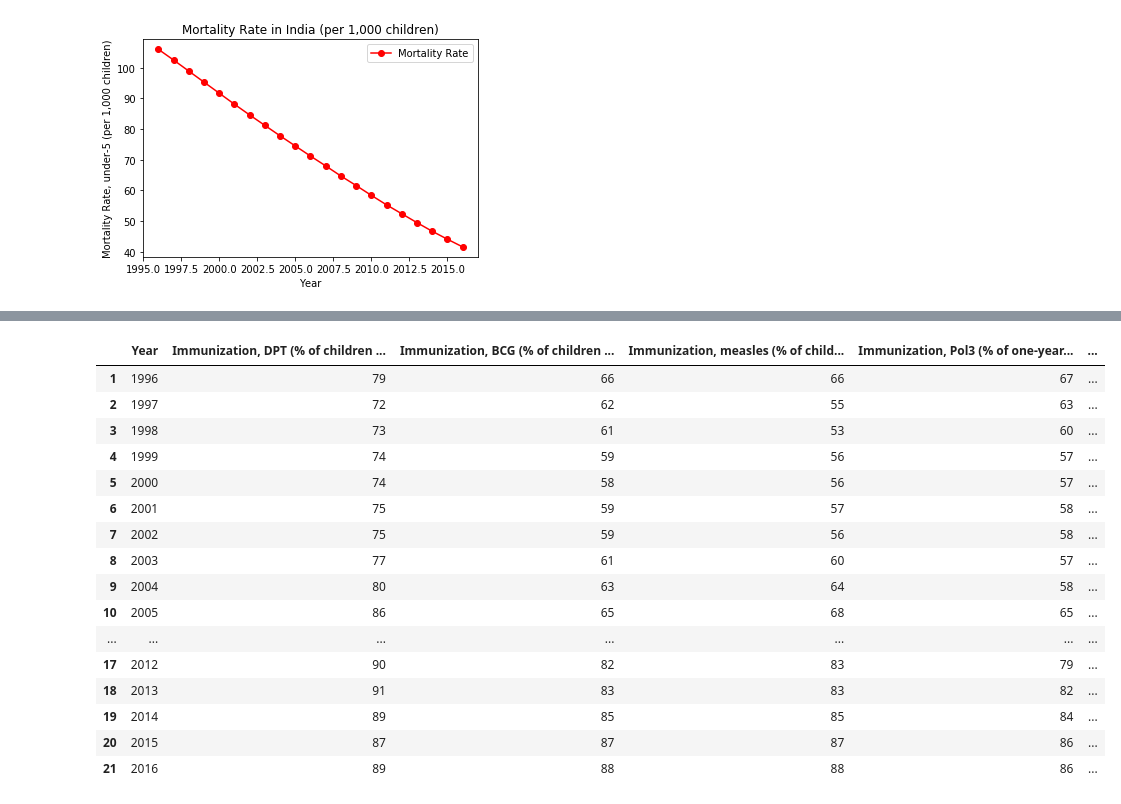
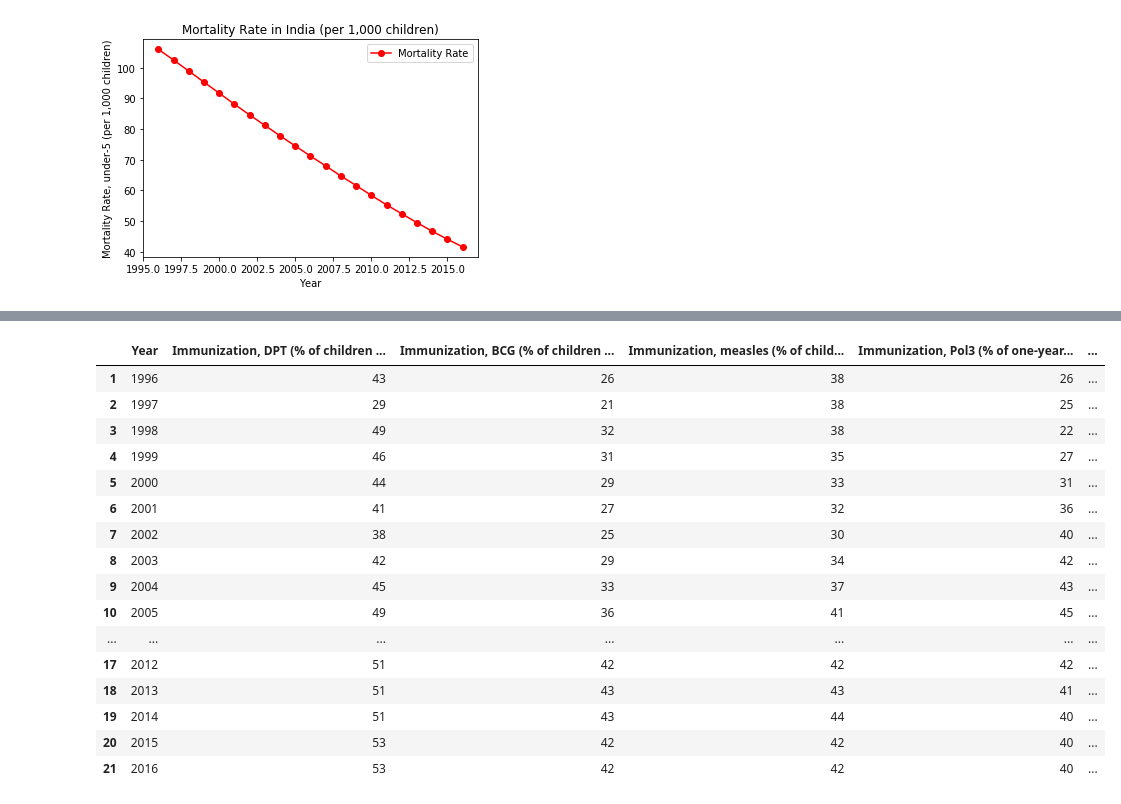
Before and after one commit to tranj8229/dss_sp19, a Jupyter notebook: World_Health_and_Nutrition_Project.ipynb, the cells around one changed output, grey strips where cells are left out. Drawn from its saved outputs; the diff is of its cells as text; code cells hidden in the pictures.

```diff
--- a/World_Health_and_Nutrition_Project.ipynb
+++ b/World_Health_and_Nutrition_Project.ipynb
@@ -264,21 +264,21 @@ plt.show()
 # %% [output]
 [figure]
 # %%
-# MOZ DATA -ALL DATA-
+# NGA DATA -ALL DATA-
 pd.options.display.max_rows=500
-moz_df = original_df[(original_df['Country Code'] == "MOZ")]
+moz_df = original_df[(original_df['Country Code'] == "NGA")]
 # %%
 # MOZ DATA 1996 - 2016
 
-new_moz_df = moz_df[['Series Name', '1996 [YR1996]','1997 [YR1997]','1998 [YR1998]','1999 [YR1999]','2000 [YR2000]','2001 [YR2001]','2002 [YR2002]','2003 [YR2003]','2004 [YR2004]','2005 [YR2005]','2006 [YR2006]', '2007 [YR2007]', '2008 [YR2008]', '2009 [YR2009]', '2010 [YR2010]', '2011 [YR2011]', '2012 [YR2012]', '2013 [YR2013]', '2014 [YR2014]', '2015 [YR2015]', '2016 [YR2016]']]
-new_moz_df.columns = ['Series Name [MOZ]', '1996', '1997', '1998','1999','2000','2001','2002','2003','2004','2005','2006','2007','2008','2009','2010','2011','2012','2013','2014','2015','2016']
-new_moz_df.index = range(len(new_moz_df.index))
-copy_new_moz_df = new_moz_df
+new_nga_df = moz_df[['Series Name', '1996 [YR1996]','1997 [YR1997]','1998 [YR1998]','1999 [YR1999]','2000 [YR2000]','2001 [YR2001]','2002 [YR2002]','2003 [YR2003]','2004 [YR2004]','2005 [YR2005]','2006 [YR2006]', '2007 [YR2007]', '2008 [YR2008]', '2009 [YR2009]', '2010 [YR2010]', '2011 [YR2011]', '2012 [YR2012]', '2013 [YR2013]', '2014 [YR2014]', '2015 [YR2015]', '2016 [YR2016]']]
+new_nga_df.columns = ['Series Name [NGA]', '1996', '1997', '1998','1999','2000','2001','2002','2003','2004','2005','2006','2007','2008','2009','2010','2011','2012','2013','2014','2015','2016']
+new_nga_df.index = range(len(new_nga_df.index))
+copy_new_nga_df = new_nga_df
 # %%
-# MOZ DATA 1996 - 2016 (Cleaned)
+# NGA DATA 1996 - 2016 (Cleaned)
 for i in ['1996','1997','1998','1999','2000','2001','2002','2003','2004','2005','2006','2007','2008','2009','2010','2011','2012','2013','2014','2015','2016']:
-    new_moz_df = new_moz_df[new_moz_df[i] != ".."]
+    new_nga_df = new_nga_df[new_nga_df[i] != ".."]
 
-new_moz_df.index = range(len(new_moz_df.index))
-new_moz_df
+new_nga_df.index = range(len(new_nga_df.index))
+new_nga_df
 # %% [output]
@@ -302,29 +302,29 @@ new_moz_df
 201 rows × 22 columns
 # %%
-moz_IIM = new_ind_df[(new_ind_df['Series Name [IND]'] == "Immunization, DPT (% of children ages 12-23 months)") |(new_ind_df['Series Name [IND]'] == "Immunization, BCG (% of one-year-old children)") | (new_ind_df['Series Name [IND]'] == "Immunization, measles (% of children ages 12-23 months)") | (new_ind_df['Series Name [IND]'] == "Immunization, Pol3 (% of one-year-old children)") | (new_ind_df['Series Name [IND]'] == "Mortality rate, under-5 (per 1,000)")]
-new_moz_IIM = moz_IIM.T
-new_moz_IIM.insert(loc = 0, column = "Year", value = np.append([0], np.arange(1996,2017)), allow_duplicates=False)
-new_moz_IIM.columns = ['Year','Immunization, DPT (% of children ages 12-23 months)','Immunization, BCG (% of children ages 12-23 months)','Immunization, measles (% of children ages 12-23 months)', 'Immunization, Pol3 (% of one-year-old children)','Mortality rate, under-5 (per 1,000)']
-new_moz_IIM.index = range(22)
-IIM_moz = new_moz_IIM.drop(0)
-IIM_moz = IIM_moz.apply(pd.to_numeric)
-IIM_moz
+nga_IIM = new_nga_df[(new_nga_df['Series Name [NGA]'] == "Immunization, DPT (% of children ages 12-23 months)") |(new_nga_df['Series Name [NGA]'] == "Immunization, BCG (% of one-year-old children)") | (new_nga_df['Series Name [NGA]'] == "Immunization, measles (% of children ages 12-23 months)") | (new_nga_df['Series Name [NGA]'] == "Immunization, Pol3 (% of one-year-old children)") | (new_nga_df['Series Name [NGA]'] == "Mortality rate, under-5 (per 1,000)")]
+new_nga_IIM = nga_IIM.T
+new_nga_IIM.insert(loc = 0, column = "Year", value = np.append([0], np.arange(1996,2017)), allow_duplicates=False)
+new_nga_IIM.columns = ['Year','Immunization, DPT (% of children ages 12-23 months)','Immunization, BCG (% of children ages 12-23 months)','Immunization, measles (% of children ages 12-23 months)', 'Immunization, Pol3 (% of one-year-old children)','Mortality rate, under-5 (per 1,000)']
+new_nga_IIM.index = range(22)
+IIM_nga = new_nga_IIM.drop(0)
+IIM_nga = IIM_nga.apply(pd.to_numeric)
+IIM_nga
 # %% [output]
 |  | Year | Immunization, DPT (% of children ... | Immunization, BCG (% of children ... | Immunization, measles (% of child... | Immunization, Pol3 (% of one-year... | ... |
-| 1 | 1996 | 79 | 66 | 66 | 67 | ... |
-| 2 | 1997 | 72 | 62 | 55 | 63 | ... |
-| 3 | 1998 | 73 | 61 | 53 | 60 | ... |
-| 4 | 1999 | 74 | 59 | 56 | 57 | ... |
-| 5 | 2000 | 74 | 58 | 56 | 57 | ... |
-| 6 | 2001 | 75 | 59 | 57 | 58 | ... |
-| 7 | 2002 | 75 | 59 | 56 | 58 | ... |
-| 8 | 2003 | 77 | 61 | 60 | 57 | ... |
-| 9 | 2004 | 80 | 63 | 64 | 58 | ... |
-| 10 | 2005 | 86 | 65 | 68 | 65 | ... |
+| 1 | 1996 | 43 | 26 | 38 | 26 | ... |
+| 2 | 1997 | 29 | 21 | 38 | 25 | ... |
+| 3 | 1998 | 49 | 32 | 38 | 22 | ... |
+| 4 | 1999 | 46 | 31 | 35 | 27 | ... |
+| 5 | 2000 | 44 | 29 | 33 | 31 | ... |
+| 6 | 2001 | 41 | 27 | 32 | 36 | ... |
+| 7 | 2002 | 38 | 25 | 30 | 40 | ... |
+| 8 | 2003 | 42 | 29 | 34 | 42 | ... |
+| 9 | 2004 | 45 | 33 | 37 | 43 | ... |
+| 10 | 2005 | 49 | 36 | 41 | 45 | ... |
 | ... | ... | ... | ... | ... | ... | ... |
-| 17 | 2012 | 90 | 82 | 83 | 79 | ... |
-| 18 | 2013 | 91 | 83 | 83 | 82 | ... |
-| 19 | 2014 | 89 | 85 | 85 | 84 | ... |
-| 20 | 2015 | 87 | 87 | 87 | 86 | ... |
-| 21 | 2016 | 89 | 88 | 88 | 86 | ... |
+| 17 | 2012 | 51 | 42 | 42 | 42 | ... |
+| 18 | 2013 | 51 | 43 | 43 | 41 | ... |
+| 19 | 2014 | 51 | 43 | 44 | 40 | ... |
+| 20 | 2015 | 53 | 42 | 42 | 40 | ... |
+| 21 | 2016 | 53 | 42 | 42 | 40 | ... |
 # %%
```
Also changed, not shown: parts of 3 cells of this notebook.
